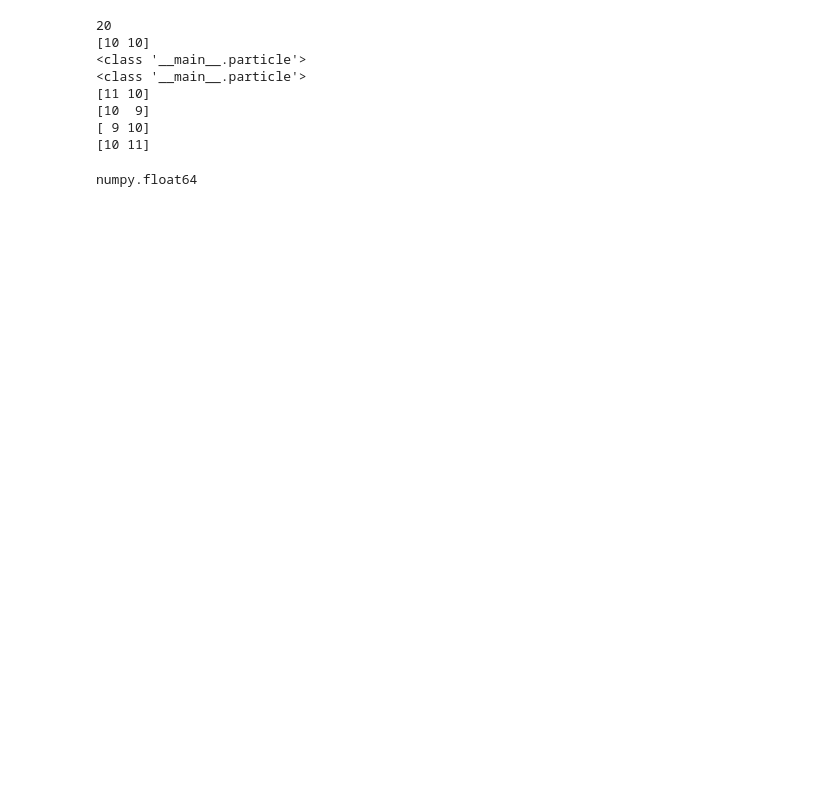
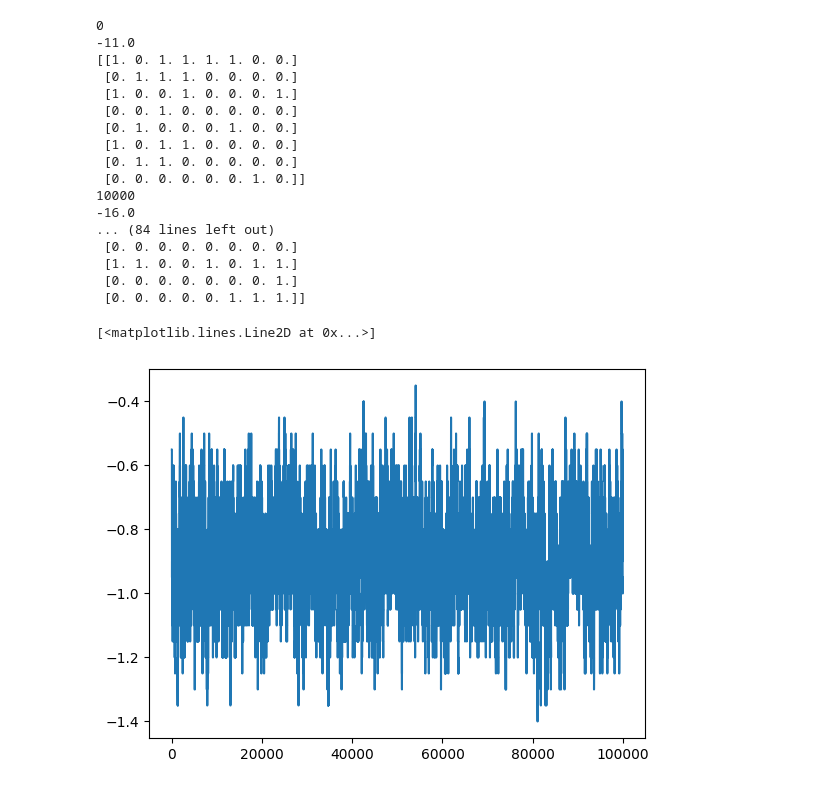
Before and after one commit to erjank/563-a1, a Jupyter notebook: lattice_mc.ipynb, the cells around one changed output. Cells and saved outputs as stored; diff of their text form; code cells hidden in the pictures; blank space fills up the shorter version.

```diff
--- a/lattice_mc.ipynb
+++ b/lattice_mc.ipynb
@@ -53,22 +98,24 @@ class particle():
-# %%
-#tests
-sample_system = grid(10,20)
-print(sample_system.N)
-print(sample_system.particles[0].location)
-p = particle()
-print(type(p))
-print(type(sample_system.particles[-1]))
-sample_system.particles[0].get_neighbors()
-# %% [output]
-20
-[10 10]
-<class '__main__.particle'>
-<class '__main__.particle'>
-[11 10]
-[10  9]
-[ 9 10]
-[10 11]
-# %%
-type(sample_system.sites[0,1])
-# %% [output]
-numpy.float64
+# %%
+import matplotlib.pyplot as plt
+s = simulation(N=20,L=8,T=0.9,steps=100000, seed = 3)
+plt.plot(s.energies)
+# %% [output]
+0
+-11.0
+[[1. 0. 1. 1. 1. 1. 0. 0.]
+ [0. 1. 1. 1. 0. 0. 0. 0.]
+ [1. 0. 0. 1. 0. 0. 0. 1.]
+ [0. 0. 1. 0. 0. 0. 0. 0.]
+ [0. 1. 0. 0. 0. 1. 0. 0.]
+ [1. 0. 1. 1. 0. 0. 0. 0.]
+ [0. 1. 1. 0. 0. 0. 0. 0.]
+ [0. 0. 0. 0. 0. 0. 1. 0.]]
+10000
+-16.0
+... (84 lines left out)
+ [0. 0. 0. 0. 0. 0. 0. 0.]
+ [1. 1. 0. 0. 1. 0. 1. 1.]
+ [0. 0. 0. 0. 0. 0. 0. 1.]
+ [0. 0. 0. 0. 0. 1. 1. 1.]]
+[<matplotlib.lines.Line2D at 0x...>]
+[figure, added]
```
Also changed, not shown: parts of 1 cell of this notebook.
